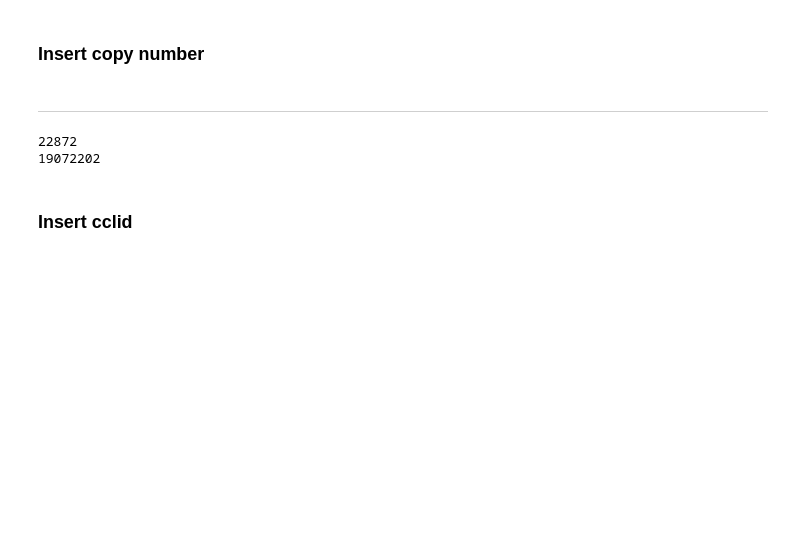
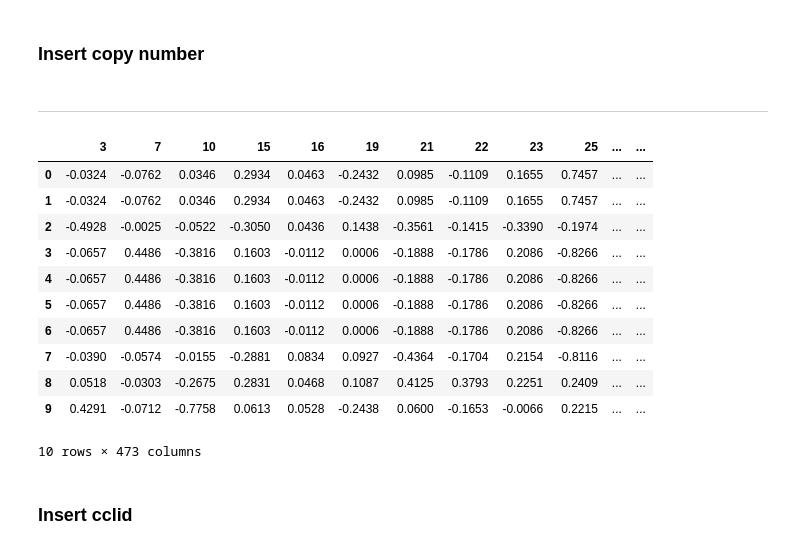
Before and after one commit to charlesriver/radiation, a Jupyter notebook: Data Compilation v3.ipynb, the cells around one changed output. Saved outputs shown, nothing was run; the diff lists cells and outputs as text; code cells hidden in the pictures; blank space fills up the shorter version.

```diff
--- a/Data Compilation v3.ipynb
+++ b/Data Compilation v3.ipynb
@@ -268,6 +283,0 @@ for cclid in entrez_copy_lst:
-# %%
-print len(not_in)
-print len(copynum_pd)
-# %% [output]
-22872
-19072202
@@ -287,3 +284,20 @@ print len(copynum_pd)
+# %%
+copynum_pd = pd.read_csv('cndata472.csv', sep =",")
+# %%
+copynum_pd.head(n=10)
+# %% [output]
+|  | 3 | 7 | 10 | 15 | 16 | 19 | 21 | 22 | 23 | 25 | ... | ... |
+| 0 | -0.0324 | -0.0762 | 0.0346 | 0.2934 | 0.0463 | -0.2432 | 0.0985 | -0.1109 | 0.1655 | 0.7457 | ... | ... |
+| 1 | -0.0324 | -0.0762 | 0.0346 | 0.2934 | 0.0463 | -0.2432 | 0.0985 | -0.1109 | 0.1655 | 0.7457 | ... | ... |
+| 2 | -0.4928 | -0.0025 | -0.0522 | -0.3050 | 0.0436 | 0.1438 | -0.3561 | -0.1415 | -0.3390 | -0.1974 | ... | ... |
+| 3 | -0.0657 | 0.4486 | -0.3816 | 0.1603 | -0.0112 | 0.0006 | -0.1888 | -0.1786 | 0.2086 | -0.8266 | ... | ... |
+| 4 | -0.0657 | 0.4486 | -0.3816 | 0.1603 | -0.0112 | 0.0006 | -0.1888 | -0.1786 | 0.2086 | -0.8266 | ... | ... |
+| 5 | -0.0657 | 0.4486 | -0.3816 | 0.1603 | -0.0112 | 0.0006 | -0.1888 | -0.1786 | 0.2086 | -0.8266 | ... | ... |
+| 6 | -0.0657 | 0.4486 | -0.3816 | 0.1603 | -0.0112 | 0.0006 | -0.1888 | -0.1786 | 0.2086 | -0.8266 | ... | ... |
+| 7 | -0.0390 | -0.0574 | -0.0155 | -0.2881 | 0.0834 | 0.0927 | -0.4364 | -0.1704 | 0.2154 | -0.8116 | ... | ... |
+| 8 | 0.0518 | -0.0303 | -0.2675 | 0.2831 | 0.0468 | 0.1087 | 0.4125 | 0.3793 | 0.2251 | 0.2409 | ... | ... |
+| 9 | 0.4291 | -0.0712 | -0.7758 | 0.0613 | 0.0528 | -0.2438 | 0.0600 | -0.1653 | -0.0066 | 0.2215 | ... | ... |
+10 rows × 473 columns
 # %% [markdown]
 ### Insert cclid
 # %% [markdown]
```
Also changed, not shown: parts of 7 cells of this notebook, 5 other files.
